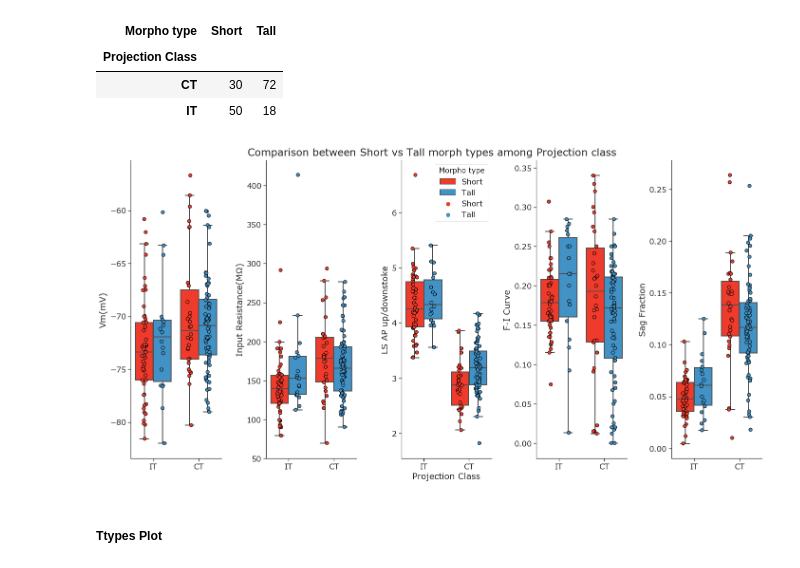
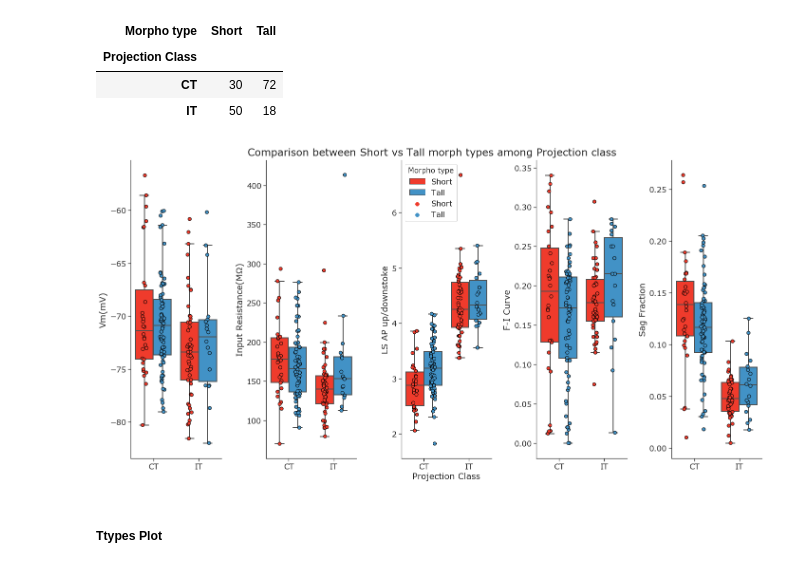
Before and after one commit to ramr24/Personal, a Jupyter notebook: ephys_short_tall_apical/ephys_short_tall_list.ipynb, the cells around one changed output. Saved outputs shown, nothing was run; the diff lists cells and outputs as text; code cells hidden in the pictures.

Commit message:
updated plots

```diff
--- a/ephys_short_tall_apical/ephys_short_tall_list.ipynb
+++ b/ephys_short_tall_apical/ephys_short_tall_list.ipynb
@@ -91,59 +92,60 @@ y2="upstroke_downstroke_ratio_long_square"
 y3="f_i_curve_slope"
 y4="sag"
 hue="Morpho type"
+order=["CT", "IT"]
 
 
 #boxplots
-ax0 = sns.boxplot(x=x, y=y0, data=merged, hue=hue, hue_order=v_colors, palette=v_colors,
+ax0 = sns.boxplot(x=x, y=y0, data=merged, order=order, hue=hue, hue_order=v_colors, palette=v_colors,
                   saturation=1, linewidth=2, showfliers=False, ax=axes[0])
-ax1 = sns.boxplot(x=x, y=y1, data=merged, hue=hue, hue_order=v_colors, palette=v_colors,
+ax1 = sns.boxplot(x=x, y=y1, data=merged, order=order, hue=hue, hue_order=v_colors, palette=v_colors,
                   saturation=1, linewidth=2, showfliers=False, ax=axes[1])
-ax2 = sns.boxplot(x=x, y=y2, data=merged, hue=hue, hue_order=v_colors, palette=v_colors,
+ax2 = sns.boxplot(x=x, y=y2, data=merged, order=order, hue=hue, hue_order=v_colors, palette=v_colors,
                   saturation=1, linewidth=2, showfliers=False, ax=axes[2])
-ax3 = sns.boxplot(x=x, y=y3, data=merged, hue=hue, hue_order=v_colors, palette=v_colors,
+ax3 = sns.boxplot(x=x, y=y3, data=merged, order=order, hue=hue, hue_order=v_colors, palette=v_colors,
                   saturation=1, linewidth=2, showfliers=False, ax=axes[3])
-ax4 = sns.boxplot(x=x, y=y4, data=merged, hue=hue, hue_order=v_colors, palette=v_colors,
+ax4 = sns.boxplot(x=x, y=y4, data=merged, order=order, hue=hue, hue_order=v_colors, palette=v_colors,
                   saturation=1, linewidth=2, showfliers=False, ax=axes[4])
 
 #stripplots
-ax0 = sns.stripplot(x=x, y=y0, data=merged, hue=hue, hue_order=v_colors,
+ax0 = sns.stripplot(x=x, y=y0, data=merged, order=order, hue=hue, hue_order=v_colors,
                     palette=v_colors, dodge=True, size=7, edgecolor="black", linewidth=1, ax=axes[0])
-ax1 = sns.stripplot(x=x, y=y1, data=merged, hue=hue, hue_order=v_colors,
+ax1 = sns.stripplot(x=x, y=y1, data=merged, order=order, hue=hue, hue_order=v_colors,
                     palette=v_colors, dodge=True, size=7, edgecolor="black", linewidth=1, ax=axes[1])
-ax2 = sns.stripplot(x=x, y=y2, data=merged, hue=hue, hue_order=v_colors,
+ax2 = sns.stripplot(x=x, y=y2, data=merged, order=order, hue=hue, hue_order=v_colors,
                     palette=v_colors, dodge=True, size=7, edgecolor="black", linewidth=1, ax=axes[2])
-ax3 = sns.stripplot(x=x, y=y3, data=merged, hue=hue, hue_order=v_colors,
+ax3 = sns.stripplot(x=x, y=y3, data=merged, order=order, hue=hue, hue_order=v_colors,
                     palette=v_colors, dodge=True, size=7, edgecolor="black", linewidth=1, ax=axes[3])
-ax4 = sns.stripplot(x=x, y=y4, data=merged, hue=hue, hue_order=v_colors,
+ax4 = sns.stripplot(x=x, y=y4, data=merged, order=order, hue=hue, hue_order=v_colors,
                     palette=v_colors, dodge=True, size=7, edgecolor="black", linewidth=1, ax=axes[4])
 
 #Set x-axis labels
 ax0.set_xlabel("")
 ax1.set_xlabel("")
 ax2.set_xlabel("Projection Class")
 ax3.set_xlabel("")
 ax4.set_xlabel("")
 
 #Set y-axis labels
 ax0.set_ylabel("Vm(mV)")
 ax1.set_ylabel("Input Resistance(MΩ)")
 ax2.set_ylabel("LS AP up/downstoke")
 ax3.set_ylabel("F-I Curve")
 ax4.set_ylabel("Sag Fraction")
 
 #Remove legends
 ax0.get_legend().remove()
 ax1.get_legend().remove()
 #ax2.get_legend().remove()
 ax3.get_legend().remove()
 ax4.get_legend().remove()
 
 sns.despine(bottom=False, right=True)
 f.tight_layout()
 plt.suptitle("Comparison between Short vs Tall morph types among Projection class", y=1)
 plt.savefig(plot_path + "projection_class.jpeg", bbox_inches="tight")
 # %% [output]
-[figure, old version]
+[figure, new version]
 # %% [markdown]
 ##### Ttypes Plot
 # %%
```
Also changed, not shown: parts of 2 cells of this notebook, 2 other files.
